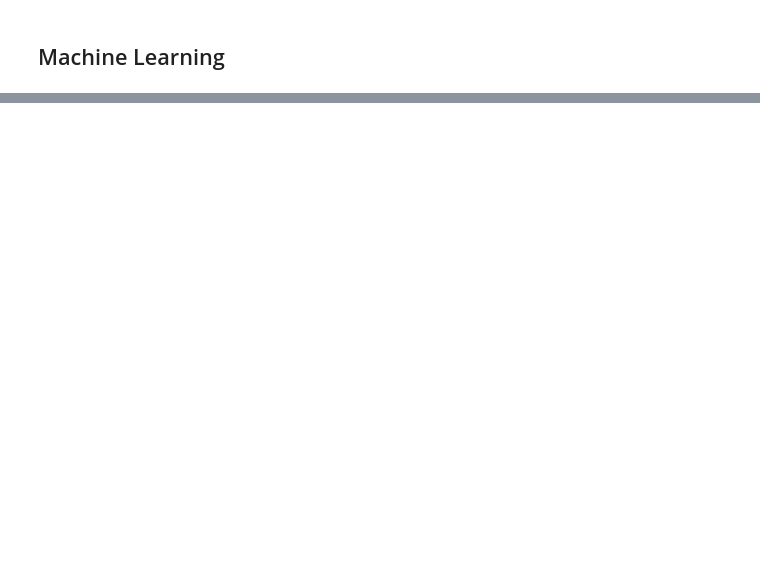
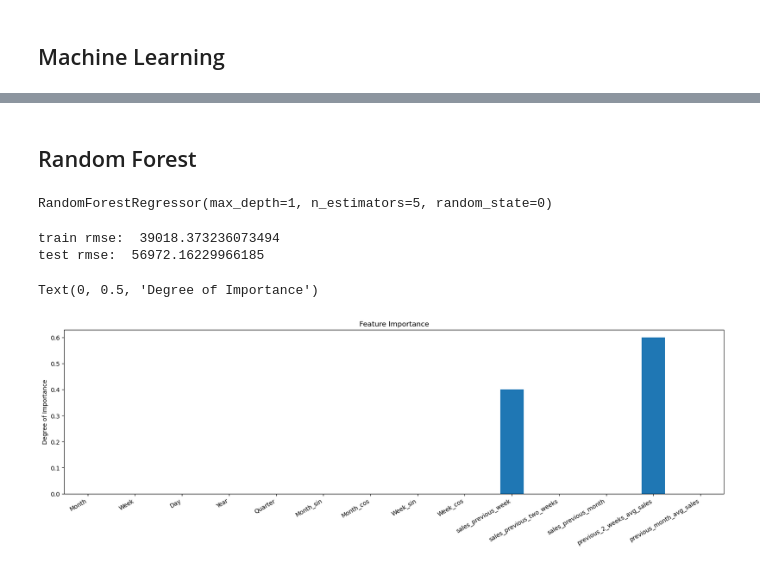
Before and after one commit to HiImPian/Feature_Engineering_for_TSF, a Jupyter notebook: assignments/02-tabularizing-time-series/assignment.ipynb, the cells around one changed output, grey strips where cells are left out. Drawn from its saved outputs; the diff is of its cells as text; code cells hidden in the pictures; blank space fills up the shorter version.

```diff
--- a/assignments/02-tabularizing-time-series/assignment.ipynb
+++ b/assignments/02-tabularizing-time-series/assignment.ipynb
@@ -151,3 +378,6 @@ Notably, I will include the following lagged features:
 ## Split data
 
 Separate the data into training and testing sets, leaving the data after the last week of September to evaluate the forecasts, that is, in the testing set.
+# %%
+train_set = df.loc[df.index <= '2011-09-25', :]
+test_set = df.loc[df.index > '2011-09-25', :]
@@ -154,3 +400,9 @@ Separate the data into training and testing sets, leaving the data after the las
+# %%
+X_train = pd.DataFrame(train_set.drop(columns = ['sales']))
+y_train = pd.DataFrame(train_set['sales'])
+
+X_test = pd.DataFrame(test_set.drop(columns = ['sales']))
+y_test = pd.DataFrame(test_set['sales'])
 # %% [markdown]
 ## Naive forecast
 
@@ -159,0 +431,4 @@ Predict sales in the next week (t) as the value of sales in the previous week (t
+# %%
+linear_model = Lasso(alpha=100, random_state=0)
+
+linear_model.fit(X_train, y_train)
@@ -159,0 +462,33 @@ Predict sales in the next week (t) as the value of sales in the previous week (t
+# %% [markdown]
+## Random Forest
+# %%
+rf_model = RandomForestRegressor(
+    n_estimators=5,
+    max_depth=1,
+    random_state=0,
+)
+
+rf_model.fit(X_train, y_train)
+# %% [output]
+RandomForestRegressor(max_depth=1, n_estimators=5, random_state=0)
+# %%
+print("train rmse: ", mean_squared_error(
+    y_train, rf_model.predict(X_train), squared=False,))
+
+print("test rmse: ",  mean_squared_error(
+    y_test, rf_model.predict(X_test), squared=False,))
+# %% [output]
+train rmse:  39018.373236073494
+test rmse:  56972.16229966185
+# %%
+temp =  pd.Series(np.abs(rf_model.feature_importances_))
+
+temp.index = X_train.columns
+
+temp.plot.bar(figsize = (20, 5))
+plt.xticks(rotation = 30, ha = 'right')
+plt.title('Feature Importance')
+plt.ylabel('Degree of Importance')
+# %% [output]
+Text(0, 0.5, 'Degree of Importance')
+[figure, added]
```
Also changed, not shown: parts of 28 cells of this notebook.
